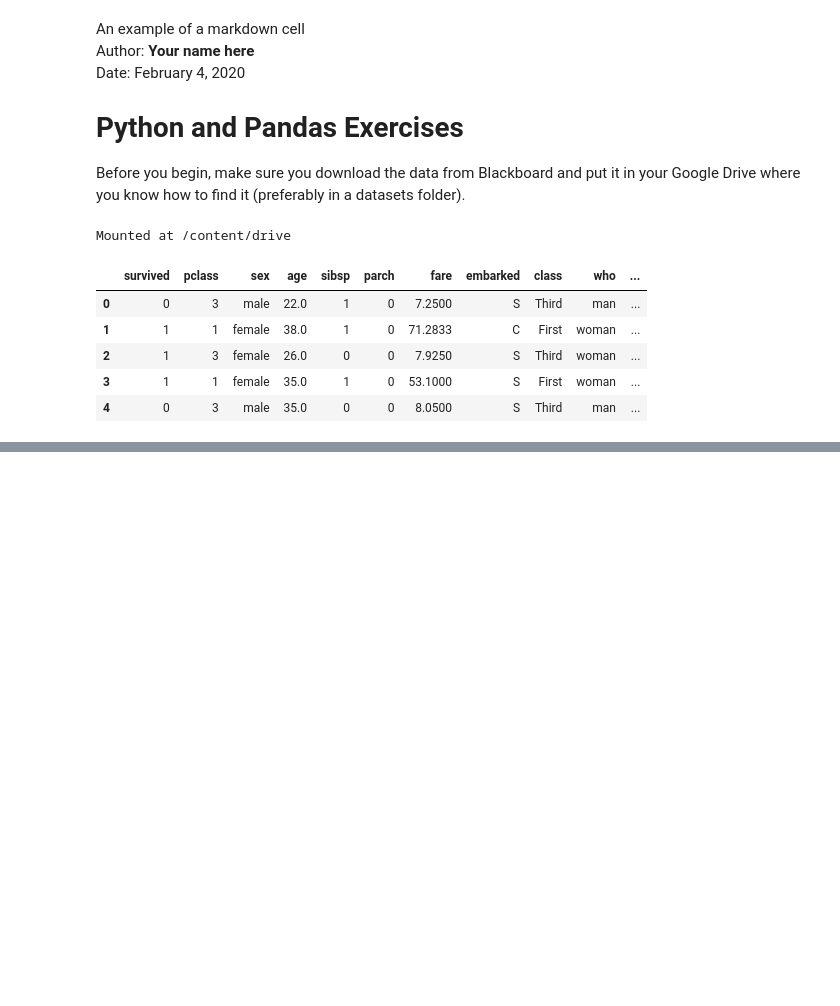
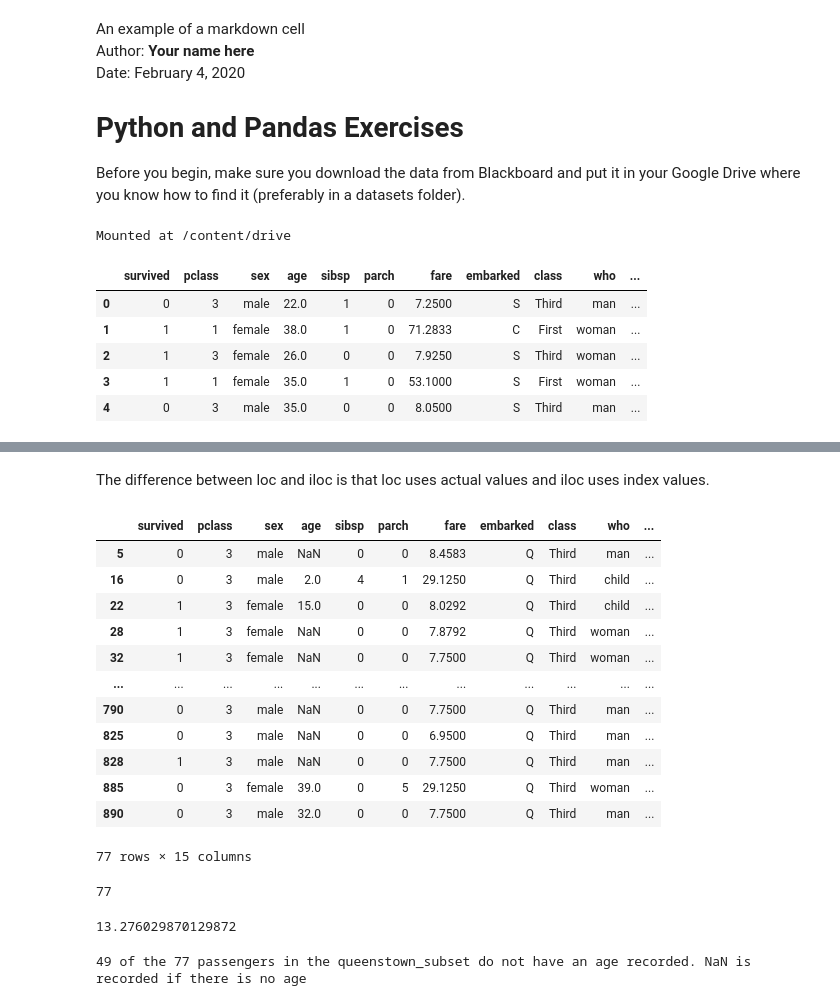
Before and after one commit to ihertting/CS167_Notes, a Jupyter notebook: Day03_exercises.ipynb, the cells around one changed output, grey strips where cells are left out. Cells and saved outputs as stored; diff of their text form; code cells hidden in the pictures; blank space fills up the shorter version.

```diff
--- a/Day03_exercises.ipynb
+++ b/Day03_exercises.ipynb
@@ -17,7 +17,7 @@ Mounted at /content/drive
 # %%
 #import the data:
 #make sure the path on the line below corresponds to the path where you put your dataset.
-titanic = pandas.read_csv("/content/drive/MyDrive/CS167/datasets/titanic.csv")
+titanic = pandas.read_csv("/content/drive/MyDrive/datasets/titanic.csv")
 titanic.head()
 # %% [output]
 |  | survived | pclass | sex | age | sibsp | parch | fare | embarked | class | who | ... |
@@ -45,17 +97,46 @@ titanic.head()
 # %%
 # use a markdown cell; describe the difference between loc and iloc
+# %% [markdown]
+The difference between loc and iloc is that loc uses actual values and iloc uses index values.
 # %%
 # create a subset of the data (call the variable 'queenstown_subset') that consists only of passengers with
 # a 'embark_town' that is "Queenstown"
 # hint: if you get a warning, you may need to explicitly note that you are making a copy of the original data by using
 # the .copy() function
+queenstown_subset = titanic[ titanic['embark_town'] == 'Queenstown']
+queenstown_subset
+# %% [output]
+|  | survived | pclass | sex | age | sibsp | parch | fare | embarked | class | who | ... |
+| 5 | 0 | 3 | male | NaN | 0 | 0 | 8.4583 | Q | Third | man | ... |
+| 16 | 0 | 3 | male | 2.0 | 4 | 1 | 29.1250 | Q | Third | child | ... |
+| 22 | 1 | 3 | female | 15.0 | 0 | 0 | 8.0292 | Q | Third | child | ... |
+| 28 | 1 | 3 | female | NaN | 0 | 0 | 7.8792 | Q | Third | woman | ... |
+| 32 | 1 | 3 | female | NaN | 0 | 0 | 7.7500 | Q | Third | woman | ... |
+| ... | ... | ... | ... | ... | ... | ... | ... | ... | ... | ... | ... |
+| 790 | 0 | 3 | male | NaN | 0 | 0 | 7.7500 | Q | Third | man | ... |
+| 825 | 0 | 3 | male | NaN | 0 | 0 | 6.9500 | Q | Third | man | ... |
+| 828 | 1 | 3 | male | NaN | 0 | 0 | 7.7500 | Q | Third | man | ... |
+| 885 | 0 | 3 | female | 39.0 | 0 | 5 | 29.1250 | Q | Third | woman | ... |
+| 890 | 0 | 3 | male | 32.0 | 0 | 0 | 7.7500 | Q | Third | man | ... |
+77 rows × 15 columns
 # %%
 # how many passengers are in queenstown_subset?
+len(queenstown_subset)
+# %% [output]
+77
 # %%
 # what is the average fare for all of those in the queenstown_subset?
+queenstown_subset['fare'].mean()
+# %% [output]
+13.276029870129872
 # %%
 # what is the average age for all of those in the queenstown_subset?
+queenstown_avg_age = queenstown_subset['age'].mean()
 # do all of the passengers have an age recorded? What is recorded if there is no age?
+len(queenstown_subset[queenstown_subset['age'].isnull() == True])
+print('49 of the 77 passengers in the queenstown_subset do not have an age recorded. NaN is recorded if there is no age')
+# %% [output]
+49 of the 77 passengers in the queenstown_subset do not have an age recorded. NaN is recorded if there is no age
 # %%
 # What does unique(), mean(), isnull(), and fillna() do? Use a markdown cell to write your answers
 # Use the Pandas documentation (https://pandas.pydata.org/pandas-docs/stable/reference/index.html)
```
Also changed, not shown: parts of 12 cells of this notebook.
